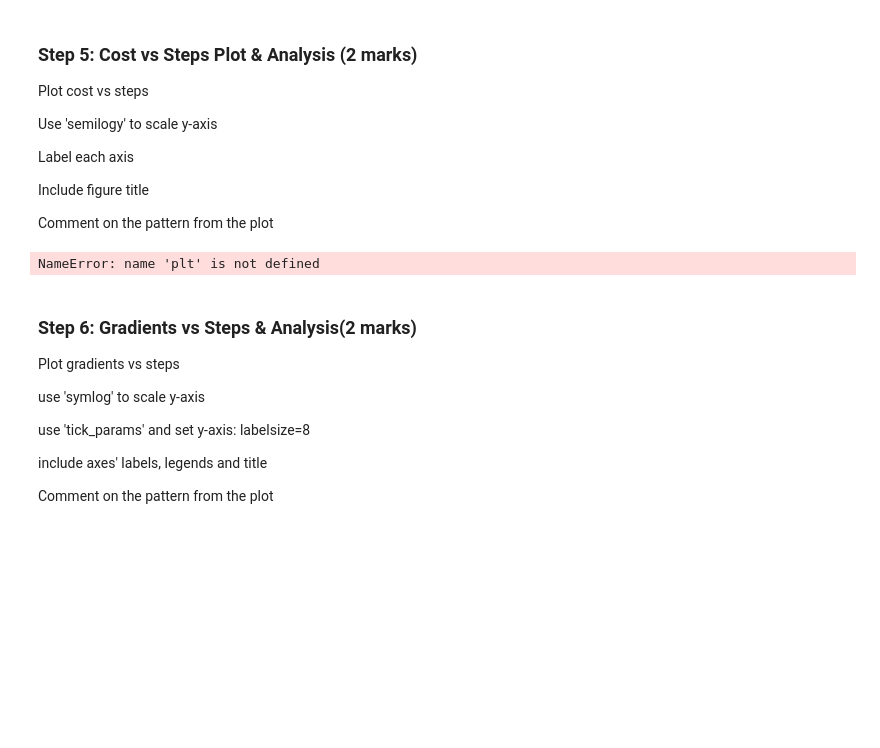
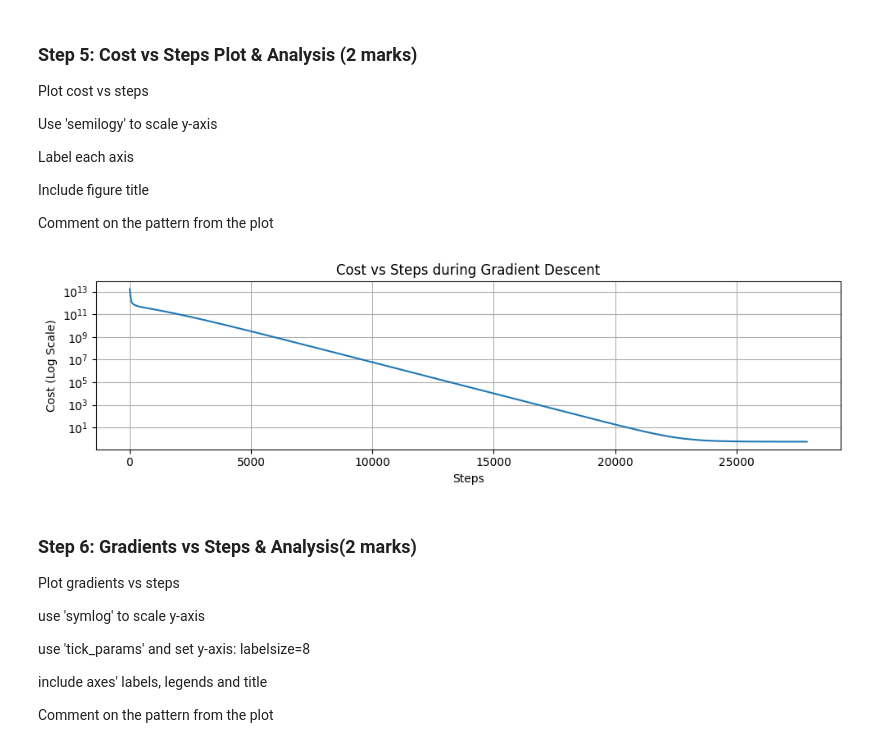
Before and after one commit to dhruvvyas0725/engg680_2024_fall, a Jupyter notebook: Lab Assignment 3/Assignment3.ipynb, the cells around one changed output. Saved outputs shown, nothing was run; the diff lists cells and outputs as text; code cells hidden in the pictures; blank space fills up the shorter version.

Commit message:
Completed the last four part of Non-linear Gradient Descent assignment

```diff
--- a/Lab Assignment 3/Assignment3.ipynb
+++ b/Lab Assignment 3/Assignment3.ipynb
@@ -268,10 +268,27 @@ Label each axis
 Include figure title
 
 Comment on the pattern from the plot
-# %%
-fig , ax = plt.subplots(nrows=1,ncols=1, figsize=(10,3))
-# %% [output]
-NameError: name 'plt' is not defined
+# %%
+fig , ax = plt.subplots(nrows=1,ncols=1, figsize=(10,3))
+# Plot cost vs steps using semilogy for y-axis scaling
+ax.semilogy(range(len(arr_cost)), arr_cost, label='Cost')
+
+# Label each axis
+ax.set_xlabel('Steps')
+ax.set_ylabel('Cost (Log Scale)')
+
+# Include figure title
+ax.set_title('Cost vs Steps during Gradient Descent')
+ax.grid(True)
+fig.tight_layout()
+plt.show()
+
+# Comment on the pattern
+# In this graph,it shows a sharp initial cost reduction that slows as it gets closer to convergence at about 25,000 steps, this graph illustrates how
+# the cost function decreases over time as gradient descent advances. This exponential cost reduction is highlighted by the logarithmic scale,
+# which also indicates that the algorithm is successfully minimizing error and gradually getting closer to an ideal value.
+# %% [output]
+[figure, added]
 # %% [markdown]
 ### Step 6: Gradients vs Steps & Analysis(2 marks)
 Plot gradients vs steps
```
Also changed, not shown: parts of 10 cells of this notebook.
